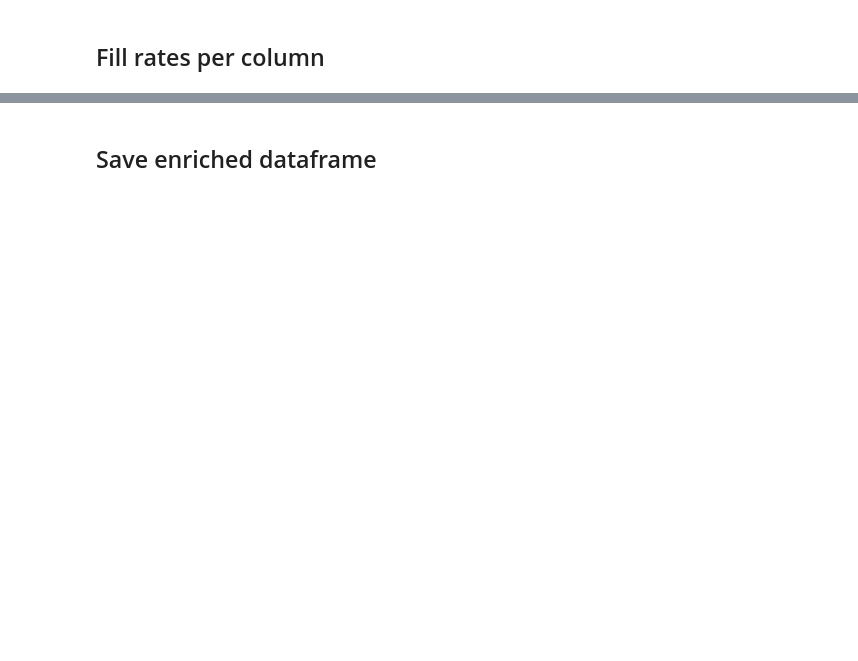
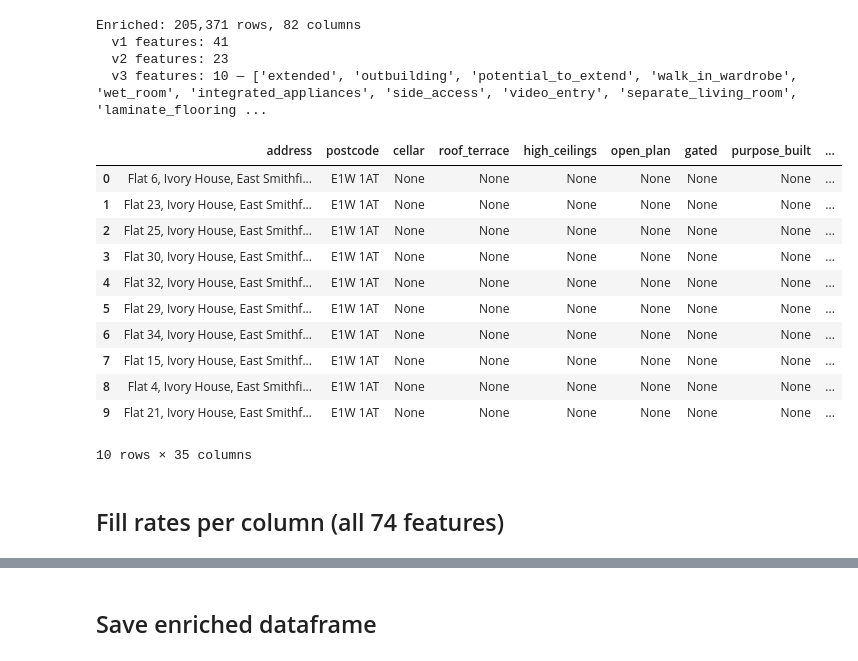
Before and after one commit to jacobwright32/rightmove-api, a Jupyter notebook: notebooks/enriched_properties.ipynb, the cells around one changed output, grey strips where cells are left out. Saved outputs shown, nothing was run; the diff lists cells and outputs as text; code cells hidden in the pictures; blank space fills up the shorter version.

```diff
--- a/notebooks/enriched_properties.ipynb
+++ b/notebooks/enriched_properties.ipynb
@@ -28,16 +43,58 @@ Loaded 1076 rows, 14 columns
 # %%
 # Parse extra_features for each row
 parsed = df["extra_features"].apply(parse_all_features).apply(pd.Series)
 
 # Join parsed columns to original dataframe
 enriched = pd.concat([df, parsed], axis=1)
 
 NEW_COLS = list(parsed.columns)
 
-print(f"Enriched: {len(enriched)} rows, {len(enriched.columns)} columns ({len(NEW_COLS)} new)")
-enriched[["address", "postcode"] + NEW_COLS].head(10)
+# Split into v1, v2, v3 features
+V1_FEATURES = [
+    "epc_rating", "council_tax_band", "chain_free", "parking", "garden",
+    "heating", "double_glazed", "lease_type", "lease_years", "receptions",
+    "furnished", "period_property", "utility_room", "conservatory", "ensuite",
+    "cloakroom", "floor_level", "sq_ft", "service_charge", "ground_rent",
+    "wooden_floors", "gym", "lift", "dining_room", "ev_charger", "fireplace",
+    "study", "shower_room", "fitted_wardrobes", "new_build", "concierge",
+    "swimming_pool", "air_conditioning", "solar_panels", "loft",
+    "entrance_hall", "white_goods", "bay_window", "distance_to_station",
+    "intercom", "split_level",
+]
+V2_FEATURES = [
+    "cellar", "roof_terrace", "high_ceilings", "open_plan", "gated",
+    "purpose_built", "refurbished", "duplex", "penthouse", "own_front_door",
+    "private_entrance", "bike_storage", "cul_de_sac", "conservation_area",
+    "annexe", "views", "underground_parking", "allocated_parking",
+    "garden_facing", "property_era", "condition", "kitchen_type",
+    "listed_building",
+]
+V3_FEATURES = [c for c in NEW_COLS if c not in V1_FEATURES and c not in V2_FEATURES]
+
+print(f"Enriched: {len(enriched):,} rows, {len(enriched.columns)} columns")
+print(f"  v1 features: {len(V1_FEATURES)}")
+print(f"  v2 features: {len(V2_FEATURES)}")
+print(f"  v3 features: {len(V3_FEATURES)} — {V3_FEATURES}")
+enriched[["address", "postcode"] + V2_FEATURES + V3_FEATURES].head(10)
+# %% [output]
+Enriched: 205,371 rows, 82 columns
+  v1 features: 41
+  v2 features: 23
+  v3 features: 10 — ['extended', 'outbuilding', 'potential_to_extend', 'walk_in_wardrobe', 'wet_room', 'integrated_appliances', 'side_access', 'video_entry', 'separate_living_room', 'laminate_flooring ...
+|  | address | postcode | cellar | roof_terrace | high_ceilings | open_plan | gated | purpose_built | ... |
+| 0 | Flat 6, Ivory House, East Smithfi... | E1W 1AT | None | None | None | None | None | None | ... |
+| 1 | Flat 23, Ivory House, East Smithf... | E1W 1AT | None | None | None | None | None | None | ... |
+| 2 | Flat 25, Ivory House, East Smithf... | E1W 1AT | None | None | None | None | None | None | ... |
+| 3 | Flat 30, Ivory House, East Smithf... | E1W 1AT | None | None | None | None | None | None | ... |
+| 4 | Flat 32, Ivory House, East Smithf... | E1W 1AT | None | None | None | None | None | None | ... |
+| 5 | Flat 29, Ivory House, East Smithf... | E1W 1AT | None | None | None | None | None | None | ... |
+| 6 | Flat 34, Ivory House, East Smithf... | E1W 1AT | None | None | None | None | None | None | ... |
+| 7 | Flat 15, Ivory House, East Smithf... | E1W 1AT | None | None | None | None | None | None | ... |
+| 8 | Flat 4, Ivory House, East Smithfi... | E1W 1AT | None | None | None | None | None | None | ... |
+| 9 | Flat 21, Ivory House, East Smithf... | E1W 1AT | None | None | None | None | None | None | ... |
+10 rows × 35 columns
 # %% [markdown]
-## Fill rates per column
+## Fill rates per column (all 74 features)
 # %%
 fill_rates = enriched[NEW_COLS].notna().sum().to_frame("filled")
 fill_rates["total"] = len(enriched)
```
Also changed, not shown: parts of 8 cells of this notebook, 14 other files.
